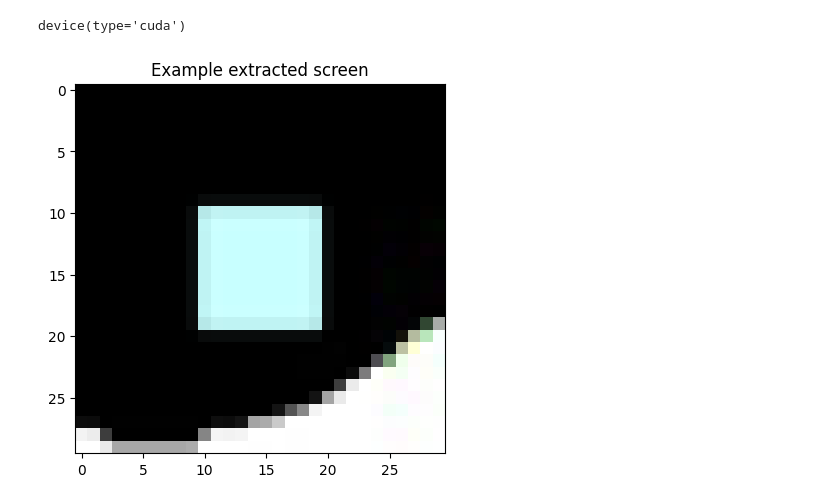
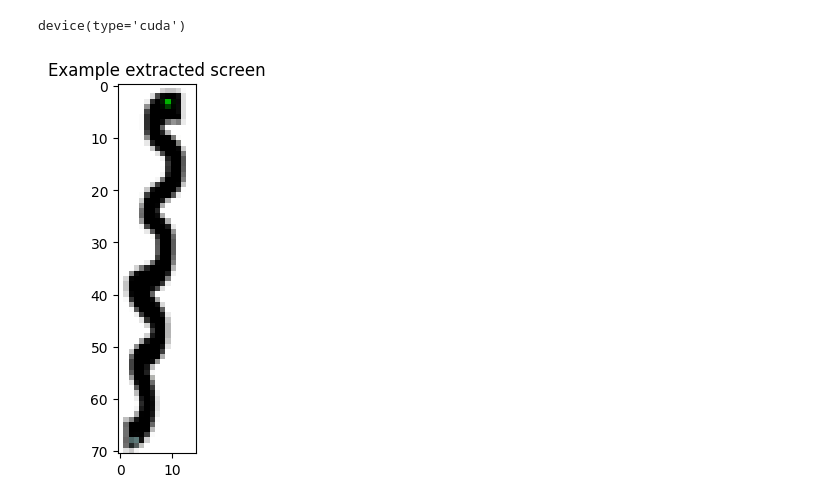
Before and after one commit to xdv6/MastersThesis, a Jupyter notebook: eigen_environm/gym-examples/test_gridpath.ipynb, the cells around one changed output. Drawn from its saved outputs; the diff is of its cells as text; code cells hidden in the pictures.

```diff
--- a/eigen_environm/gym-examples/test_gridpath.ipynb
+++ b/eigen_environm/gym-examples/test_gridpath.ipynb
@@ -34,7 +34,7 @@ wrapped = HumanRendering(env)
 wrapped.reset()
 
 resize = T.Compose([T.ToPILImage(),
-                    T.Resize(30, interpolation=Image.CUBIC),
+                    T.Resize(15, interpolation=Image.CUBIC),
                     T.ToTensor()])
 
 device
@@ -43,45 +43,45 @@ device(type='cuda')
 # %%
 env.reset()
 
 def get_screen():
     screen = env.render().transpose((2, 0, 1))  # transpose into torch order (CHW)
     _, screen_height, screen_width = screen.shape
 
     # full screen
-    # screen = screen[:,:, 520:730]
+    screen = screen[:,:, 520:730]
 
-    # area around agent
-    # coordinaat van linkerbovenhoek rechthoek
-    x_pixel_coo_agent = env._agent_location[0] * env.pix_square_size
-    y_pixel_coo_agent = env._agent_location[1] * env.pix_square_size
+    # # area around agent
+    # # coordinaat van linkerbovenhoek rechthoek
+    # x_pixel_coo_agent = env._agent_location[0] * env.pix_square_size
+    # y_pixel_coo_agent = env._agent_location[1] * env.pix_square_size
 
-    x_coo_right_up = x_pixel_coo_agent + 2 * env.pix_square_size
-    x_coo_right_down = x_pixel_coo_agent - env.pix_square_size
+    # x_coo_right_up = x_pixel_coo_agent + 2 * env.pix_square_size
+    # x_coo_right_down = x_pixel_coo_agent - env.pix_square_size
 
-    y_coo_left_down = y_pixel_coo_agent + 2 * env.pix_square_size
-    y_coo_left_up = y_pixel_coo_agent - env.pix_square_size
+    # y_coo_left_down = y_pixel_coo_agent + 2 * env.pix_square_size
+    # y_coo_left_up = y_pixel_coo_agent - env.pix_square_size
 
-    # left handed coordinate system
-    screen = screen[:,y_coo_left_up:y_coo_left_down, x_coo_right_down:x_coo_right_up]
+    # # left handed coordinate system
+    # screen = screen[:,y_coo_left_up:y_coo_left_down, x_coo_right_down:x_coo_right_up]
 
 
 
     # Convert to float, rescare, convert to torch tensor (this doesn't require a copy)
     screen = np.ascontiguousarray(screen, dtype=np.float32) / 255
     screen = torch.from_numpy(screen)
     # Resize, and add a batch dimension (BCHW)
     return resize(screen).unsqueeze(0).to(device)
 
 
 plt.figure()
 example_screen = get_screen()
 # print(f"shape of screen: {screen.example_screen}")
 plt.imshow(example_screen.cpu().squeeze(0).permute(1, 2, 0).numpy(),
            interpolation='none')
 plt.title('Example extracted screen')
 plt.show()
 # %% [output]
-[figure, old version]
+[figure, new version]
 # %%
 Transition = namedtuple('Transition', ('state', 'action', 'next_state', 'reward'))
 # %%
```
Also changed, not shown: parts of 2 cells of this notebook, 3 other files.
